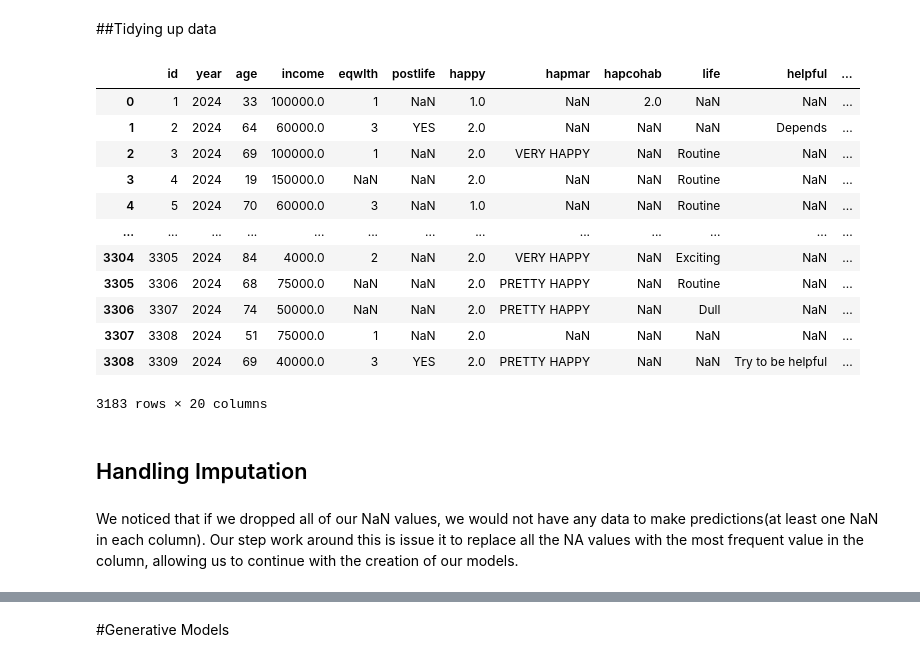
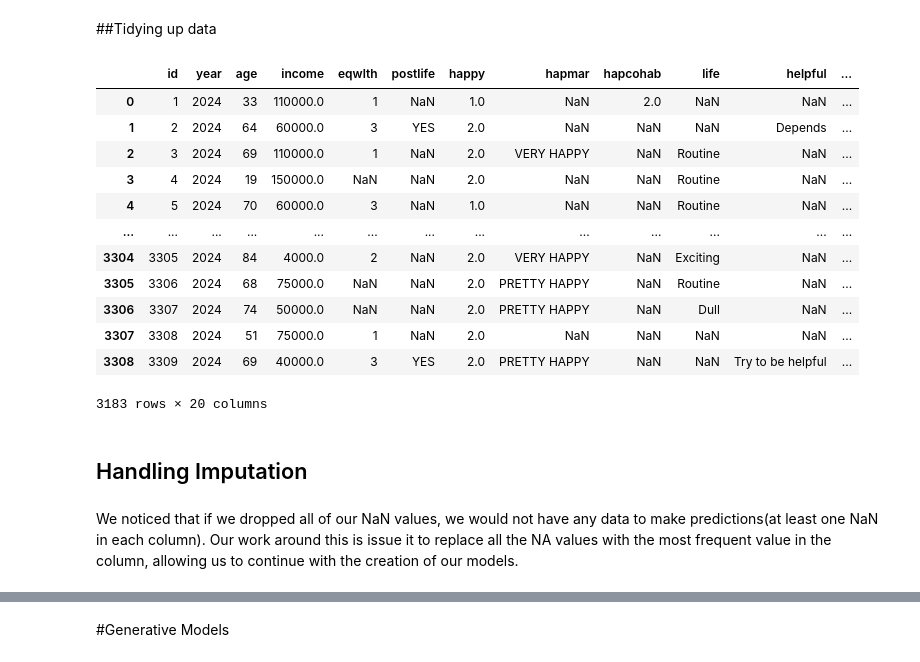
Before and after one commit to compsciewjen/Project-1010, a Jupyter notebook: Happiness_Project.ipynb, the cells around one changed output, grey strips where cells are left out. Saved outputs shown, nothing was run; the diff lists cells and outputs as text; code cells hidden in the pictures.

```diff
--- a/Happiness_Project.ipynb
+++ b/Happiness_Project.ipynb
@@ -252,39 +250,39 @@ new_df['age'] = new_df['age'].astype('int64')
 # %%
 # Income Wrangling
 new_df['income'] = new_df['income'].replace('Under $1,000', 0)
 new_df['income'] = new_df['income'].replace('$1,000 to $2,999', 1000)
 new_df['income'] = new_df['income'].replace('$3,000 to $3,999', 3000)
 new_df['income'] = new_df['income'].replace('$4,000 to $4,999', 4000)
 new_df['income'] = new_df['income'].replace('$5,000 to $5,999', 5000)
 new_df['income'] = new_df['income'].replace('$6,000 to $6,999', 6000)
 new_df['income'] = new_df['income'].replace('$7,000 to $7,999', 7000)
 new_df['income'] = new_df['income'].replace('$8,000 to $9,999', 8000)
 new_df['income'] = new_df['income'].replace('$10,000 to $12,499', 10000)
 new_df['income'] = new_df['income'].replace('$12,500 to $14,999', 12500)
 new_df['income'] = new_df['income'].replace('$15,000 to $17,499', 15000)
 new_df['income'] = new_df['income'].replace('$17,500 to $19,999', 17500)
 new_df['income'] = new_df['income'].replace('$20,000 to $22,499', 20000)
 new_df['income'] = new_df['income'].replace('$22,500 to $24,999', 22500)
-new_df['income'] = new_df['income'].replace('$25,000 to $29,999', 2500)
+new_df['income'] = new_df['income'].replace('$25,000 to $29,999', 25000)
 new_df['income'] = new_df['income'].replace('$30,000 to $34,999', 30000)
 new_df['income'] = new_df['income'].replace('$35,000 to $39,999', 35000)
 new_df['income'] = new_df['income'].replace('$40,000 to $49,999', 40000)
 new_df['income'] = new_df['income'].replace('$50,000 to $59,999', 50000)
 new_df['income'] = new_df['income'].replace('$60,000 to $74,999', 60000)
 new_df['income'] = new_df['income'].replace('$75,000 to $89,999', 75000)
 new_df['income'] = new_df['income'].replace('$90,000 to $109,999', 90000)
-new_df['income'] = new_df['income'].replace('$110,000 to $129,999', 100000)
+new_df['income'] = new_df['income'].replace('$110,000 to $129,999', 110000)
 new_df['income'] = new_df['income'].replace('$130,000 to $149,999', 130000)
 new_df['income'] = new_df['income'].replace('$150,000 to $169,999', 150000)
-new_df['income'] = new_df['income'].replace('$170,000 or over', 17000)
+new_df['income'] = new_df['income'].replace('$170,000 or over', 170000)
 
 
 new_df
 # %% [output]
 |  | id | year | age | income | eqwlth | postlife | happy | hapmar | hapcohab | life | helpful | ... |
-| 0 | 1 | 2024 | 33 | 100000.0 | 1 | NaN | 1.0 | NaN | 2.0 | NaN | NaN | ... |
+| 0 | 1 | 2024 | 33 | 110000.0 | 1 | NaN | 1.0 | NaN | 2.0 | NaN | NaN | ... |
 | 1 | 2 | 2024 | 64 | 60000.0 | 3 | YES | 2.0 | NaN | NaN | NaN | Depends | ... |
-| 2 | 3 | 2024 | 69 | 100000.0 | 1 | NaN | 2.0 | VERY HAPPY | NaN | Routine | NaN | ... |
+| 2 | 3 | 2024 | 69 | 110000.0 | 1 | NaN | 2.0 | VERY HAPPY | NaN | Routine | NaN | ... |
 | 3 | 4 | 2024 | 19 | 150000.0 | NaN | NaN | 2.0 | NaN | NaN | Routine | NaN | ... |
 | 4 | 5 | 2024 | 70 | 60000.0 | 3 | NaN | 1.0 | NaN | NaN | Routine | NaN | ... |
 | ... | ... | ... | ... | ... | ... | ... | ... | ... | ... | ... | ... | ... |
@@ -297,7 +295,7 @@ new_df
 # %% [markdown]
 ## Handling Imputation
 # %% [markdown]
-We noticed that if we dropped all of our NaN values, we would not have any data to make predictions(at least one NaN in each column). Our step work around this is issue it to  replace all the NA values with the most frequent value in the column, allowing us to continue with the creation of our models.
+We noticed that if we dropped all of our NaN values, we would not have any data to make predictions(at least one NaN in each column). Our work around this is issue it to  replace all the NA values with the most frequent value in the column, allowing us to continue with the creation of our models.
 # %%
 from sklearn.impute import SimpleImputer
 imputer = SimpleImputer(strategy='most_frequent') #replace NaN with most frequent
```
Also changed, not shown: parts of 50 cells of this notebook.
